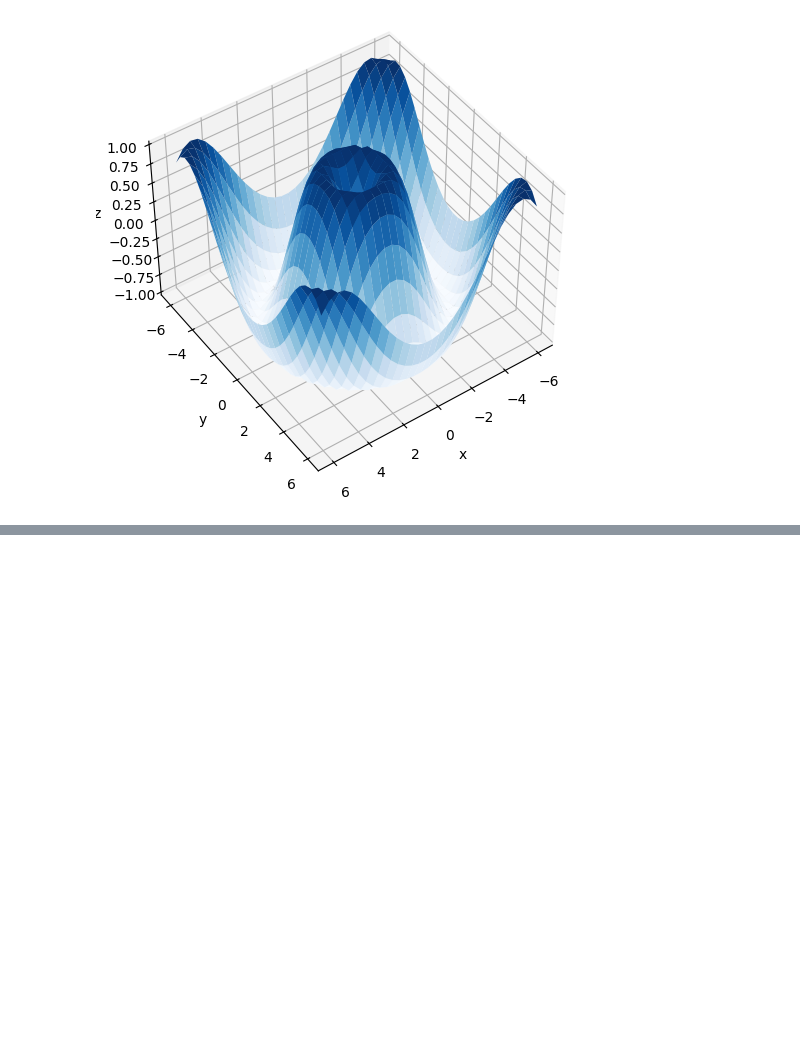
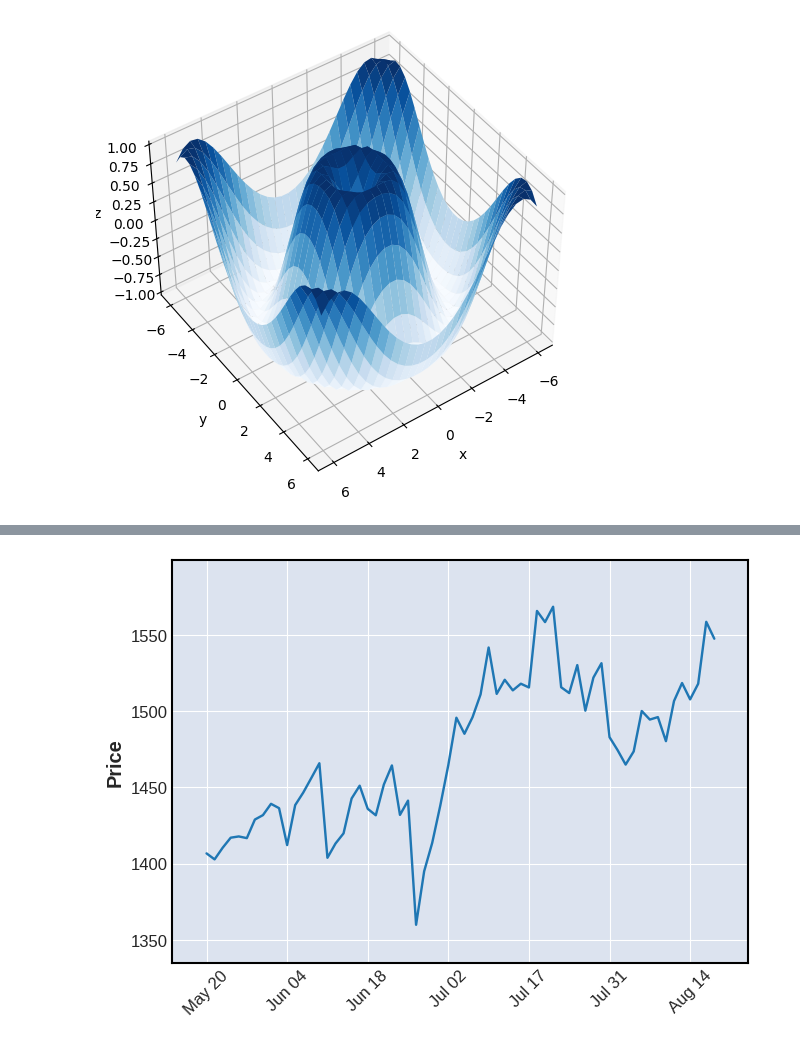
Before and after one commit to touhid0503/Matplotlib, a Jupyter notebook: matplotlib_15_02_26.ipynb, the cells around one changed output, grey strips where cells are left out. Drawn from its saved outputs; the diff is of its cells as text; code cells hidden in the pictures; blank space fills up the shorter version.

```diff
--- a/matplotlib_15_02_26.ipynb
+++ b/matplotlib_15_02_26.ipynb
@@ -213,0 +308,4 @@ axes_9.plot_surface(x_4,y_4,z_4, rstride=1, cstride=1,cmap='Blues',edgecolor='no
+# %%
+mpf.plot(goog_data,type='line')
+# %% [output]
+[figure, added]
```
Also changed, not shown: parts of 9 cells of this notebook.
